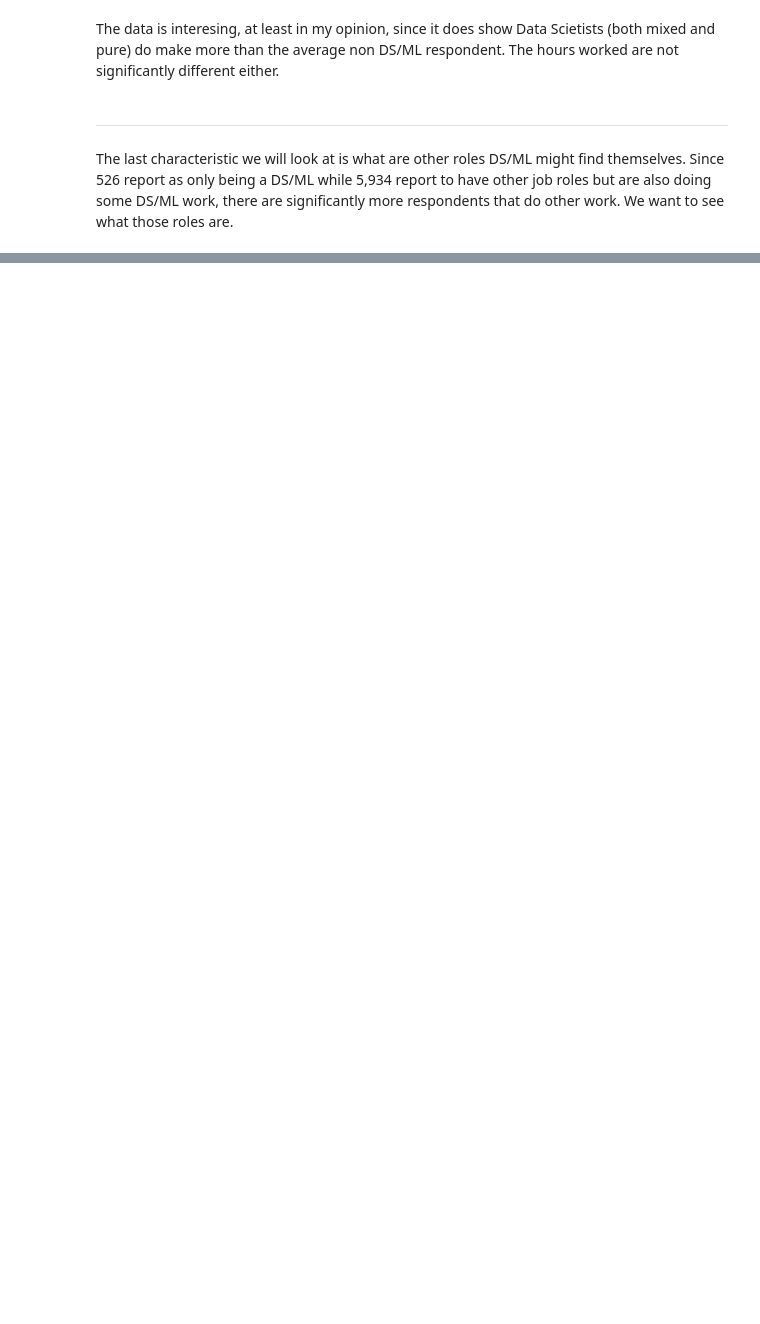
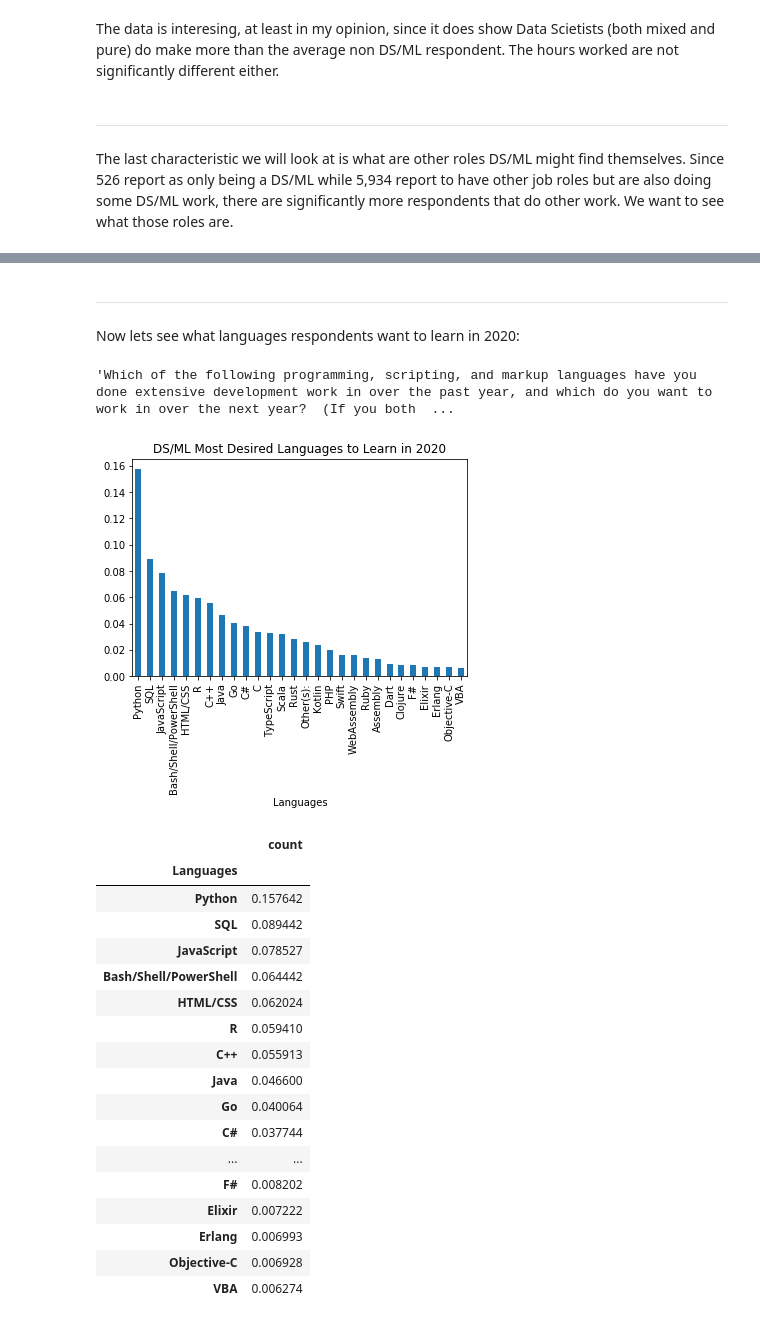
Before and after one commit to lilleboe/stackoverflow_research, a Jupyter notebook: research.ipynb, the cells around one changed output, grey strips where cells are left out. Saved outputs shown, nothing was run; the diff lists cells and outputs as text; code cells hidden in the pictures; blank space fills up the shorter version.

```diff
--- a/research.ipynb
+++ b/research.ipynb
@@ -241,7 +478,37 @@ Let's take a look at the programming languages people in the DS/ML field(s) want
+# %% [markdown]
+---
+Now lets see what languages respondents want to learn in 2020:
+# %%
+# Question presented in the survey to the respondents
+list(schema[schema['Column'] == 'LanguageDesireNextYear']['QuestionText'])[0]
+# %% [output]
+'Which of the following programming, scripting, and markup languages have you done extensive development work in over the past year, and which do you want to work in over the next year?  (If you both  ...
 # %%
 # Mixed DS/ML respondents
 list_values = count_lists(df_ds, col='LanguageDesireNextYear', delim=';')
-props_df = clean_and_plot(df_ds, list_values, col='LanguageDesireNextYear', title='DS/ML Most Desired Languages to Learn in 2020')
+props_df = clean_and_plot(df_ds, list_values, col='LanguageDesireNextYear', title='DS/ML Most Desired Languages to Learn in 2020',
+                         xaxis='Languages')
+props_df
+# %% [output]
+[figure, added]
+|  | count |
+| Languages |  |
+| Python | 0.157642 |
+| SQL | 0.089442 |
+| JavaScript | 0.078527 |
+| Bash/Shell/PowerShell | 0.064442 |
+| HTML/CSS | 0.062024 |
+| R | 0.059410 |
+| C++ | 0.055913 |
+| Java | 0.046600 |
+| Go | 0.040064 |
+| C# | 0.037744 |
+| ... | ... |
+| F# | 0.008202 |
+| Elixir | 0.007222 |
+| Erlang | 0.006993 |
+| Objective-C | 0.006928 |
+| VBA | 0.006274 |
 # %%
 # Pure DS/ML respondents
 list_values = count_lists(df_pure_ds, col='LanguageDesireNextYear', delim=';')
```
Also changed, not shown: parts of 47 cells of this notebook.
